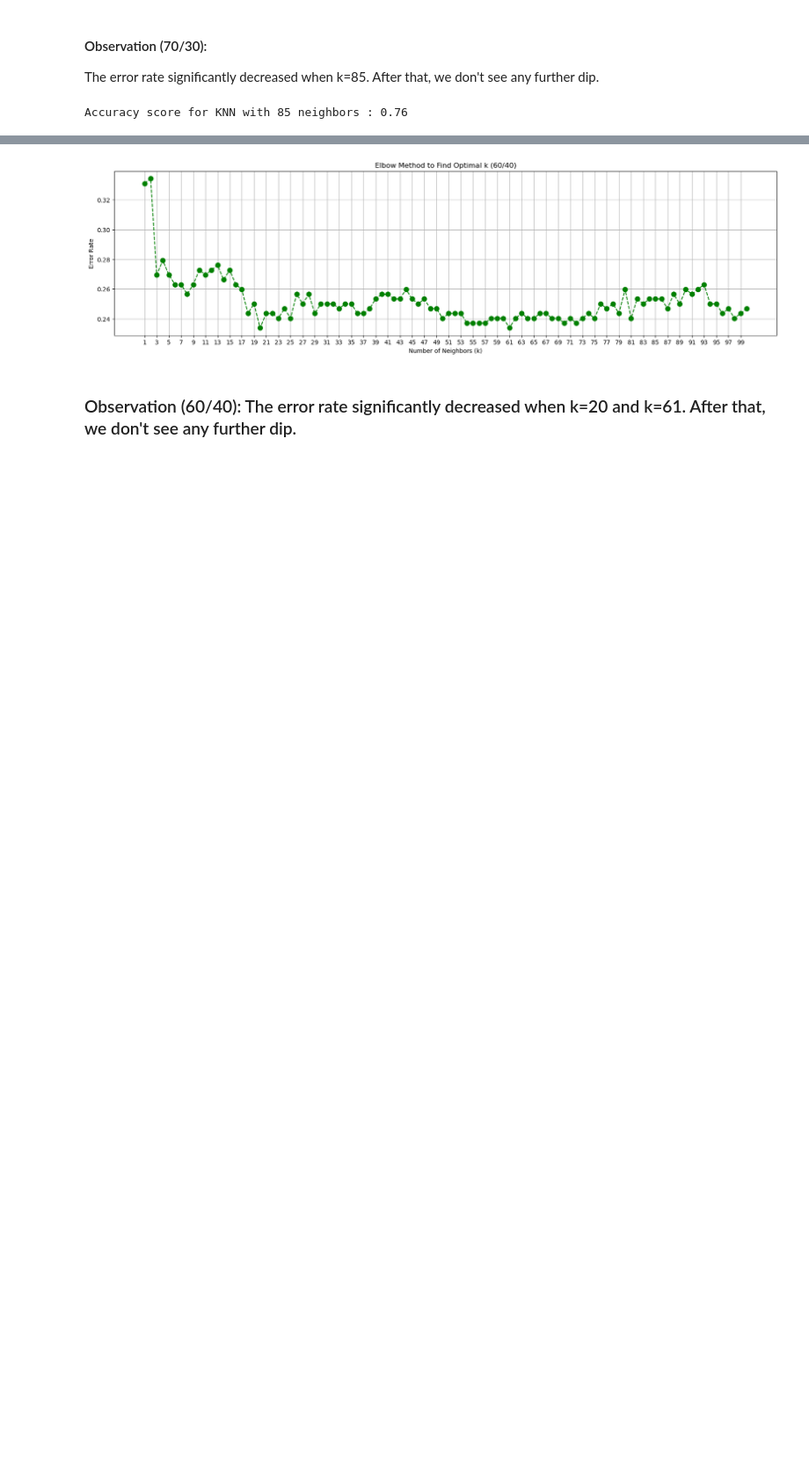
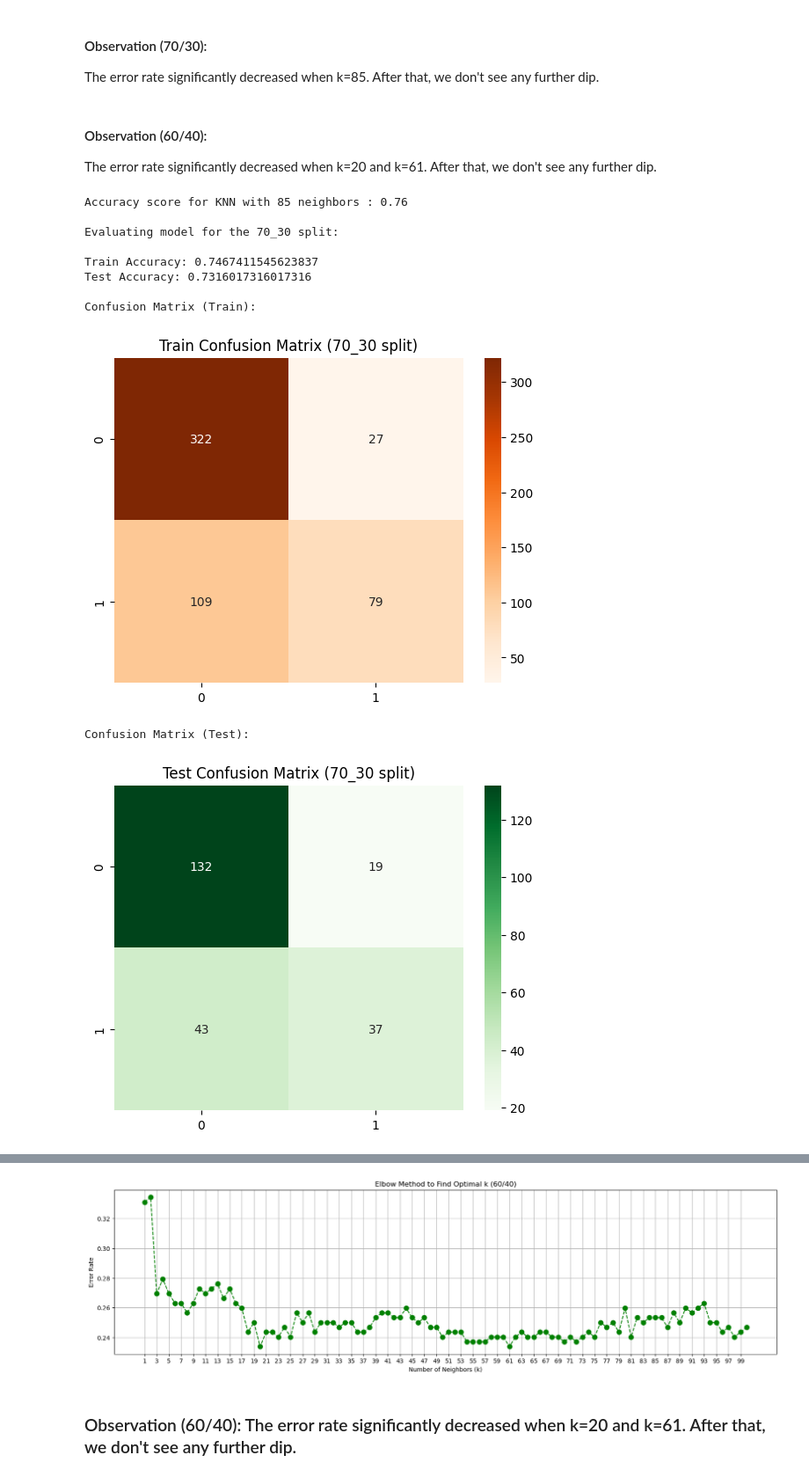
Before and after one commit to Graceyujung/ML, a Jupyter notebook: logistic_knn/Grace_Logistic_KNN.ipynb, the cells around one changed output, grey strips where cells are left out. Shown: that part at 88% size. Saved outputs shown, nothing was run; the diff lists cells and outputs as text; code cells hidden in the pictures; blank space fills up the shorter version.

```diff
--- a/logistic_knn/Grace_Logistic_KNN.ipynb
+++ b/logistic_knn/Grace_Logistic_KNN.ipynb
@@ -357,12 +369,32 @@ plt.show()
 # %% [markdown]
 #### Observation (70/30):
 The error rate significantly decreased when k=85. After that, we don't see any further dip.
+# %% [markdown]
+#### Observation (60/40):
+The error rate significantly decreased when k=20 and k=61. After that, we don't see any further dip.
 # %%
 # Calculate test accuracy when k=85
 optimal_k = 85
+
+data_split = scaled_data["70_30"]
+X_scaled = data_split["X_scaled"]
+Y_train = data_split["Y_train"]
+
 knn_optimal = KNeighborsClassifier(n_neighbors=optimal_k)
 knn_optimal.fit(X_scaled, Y_train)
 y_pred_optimal = knn_optimal.predict(X_test_scaled)
 print(f"Accuracy score for KNN with {optimal_k} neighbors : {accuracy_score(Y_test, y_pred_optimal):.2f}")
+
+evaluate_model(knn_optimal, scaled_data, split_key="70_30")
 # %% [output]
 Accuracy score for KNN with 85 neighbors : 0.76
+
+Evaluating model for the 70_30 split:
+
+Train Accuracy: 0.7467411545623837
+Test Accuracy: 0.7316017316017316
+
+Confusion Matrix (Train):
+[figure, added]
+Confusion Matrix (Test):
+[figure, added]
```
Also changed, not shown: parts of 19 cells of this notebook.
